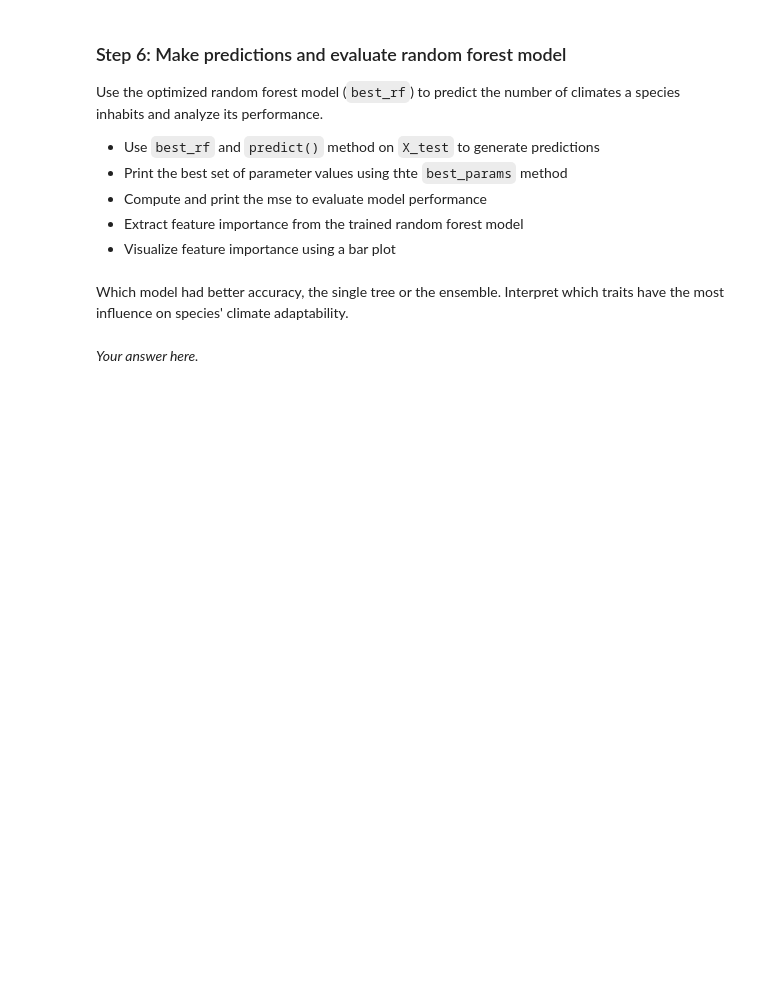
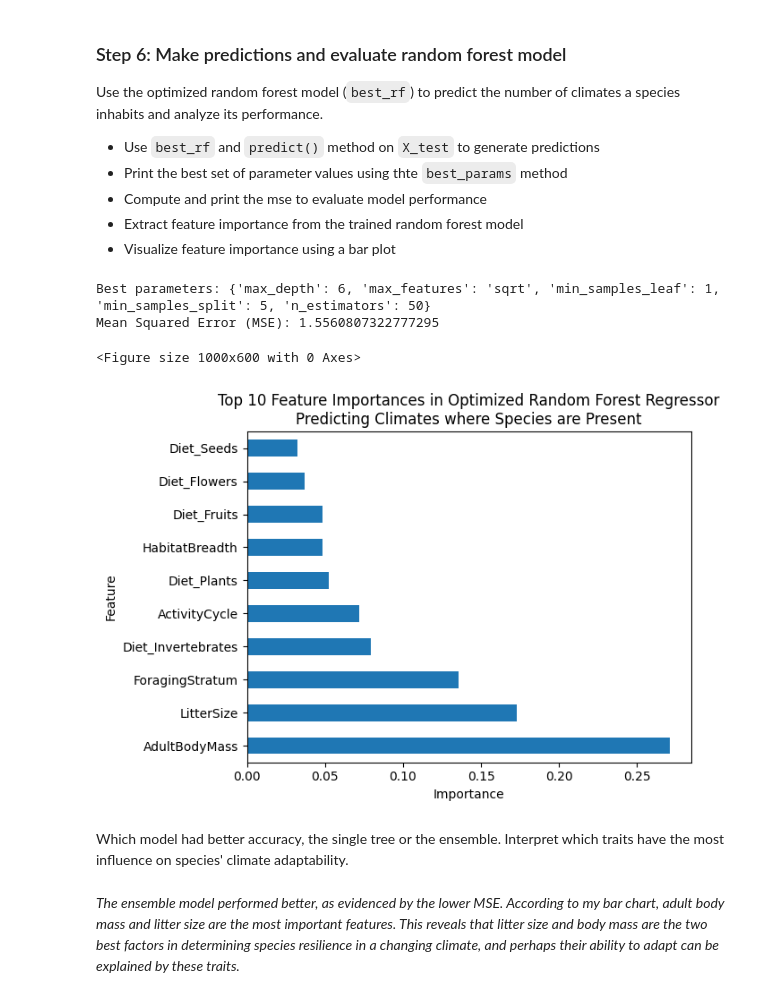
Before and after one commit to jorb1/EDS232-labs, a Jupyter notebook: week6/lab6-mammal-traits.ipynb, the cells around one changed output. Drawn from its saved outputs; the diff is of its cells as text; code cells hidden in the pictures; blank space fills up the shorter version.

```diff
--- a/week6/lab6-mammal-traits.ipynb
+++ b/week6/lab6-mammal-traits.ipynb
@@ -194,16 +194,16 @@ grid_search.fit(X_train, y_train)
 
 # Find out the best parameters
 best_params = grid_search.best_params_
-best_score = grid_search.best_score_
-best_est = grid_search.best_estimator_
+#best_score = grid_search.best_score_
+#best_est = grid_search.best_estimator_
 
 # Print statement
 print(f"Best Parameters: {best_params}")
-print(f"Best MSE: {best_score}")
-print(f"Best Estimator: {best_est}")
+#print(f"Best MSE: {best_score}")
+#print(f"Best Estimator: {best_est}")
 
 # Train the best estimator
-best_est_trained = grid_search.best_estimator_
+best_rf = grid_search.best_estimator_
 # %% [output]
 Fitting 5 folds for each of 405 candidates, totalling 2025 fits
 Best Parameters: {'max_depth': 6, 'max_features': 'sqrt', 'min_samples_leaf': 1, 'min_samples_split': 5, 'n_estimators': 50}
@@ -224,4 +219,41 @@ Use the optimized random forest model (`best_rf`) to predict the number of clima
+# %%
+# Generate predictions from best_rf
+y_pred = best_rf.predict(X_test)
+
+# Print the best set of parameter values
+print(f"Best parameters: {grid_search.best_params_}")
+
+# Compute and print MSE to evaluate model performance
+mse = mean_squared_error(y_test, y_pred)
+print(f"Mean Squared Error (MSE): {mse}")
+
+# Extract feature importance from the trained random forest model
+importance = best_rf.feature_importances_
+# %% [output]
+Best parameters: {'max_depth': 6, 'max_features': 'sqrt', 'min_samples_leaf': 1, 'min_samples_split': 5, 'n_estimators': 50}
+Mean Squared Error (MSE): 1.5560807322777295
+# %%
+# Visualize Feature Importance using a Bar Plot
+
+# Create a df to pair feature names with their importances, sort by importance
+importances_df = pd.DataFrame({
+    'Feature': X_train.columns,
+    'Importance': importance
+}).sort_values(by='Importance', ascending=False)
+
+# Initialize figure
+plt.figure(figsize=(10, 6))
+
+importances_df.head(10).plot(kind='barh', x='Feature', y='Importance', legend=False)
+
+plt.title("Top 10 Feature Importances in Optimized Random Forest Regressor\nPredicting Climates where Species are Present")
+plt.xlabel("Importance")
+plt.ylabel("Feature")
+plt.show()
+# %% [output]
+<Figure size 1000x600 with 0 Axes>
+[figure, added]
 # %% [markdown]
 Which model had better accuracy, the single tree or the ensemble.  Interpret which traits have the most influence on species' climate adaptability.
-# %% [markdown]
-*Your answer here.*
+# %% [markdown]
+*The ensemble model performed better, as evidenced by the lower MSE. According to my bar chart, adult body mass and litter size are the most important features. This reveals that litter size and body mass are the two best factors in determining species resilience in a changing climate, and perhaps their ability to adapt can be explained by these traits.*
```
Also changed, not shown: parts of 4 cells of this notebook.
